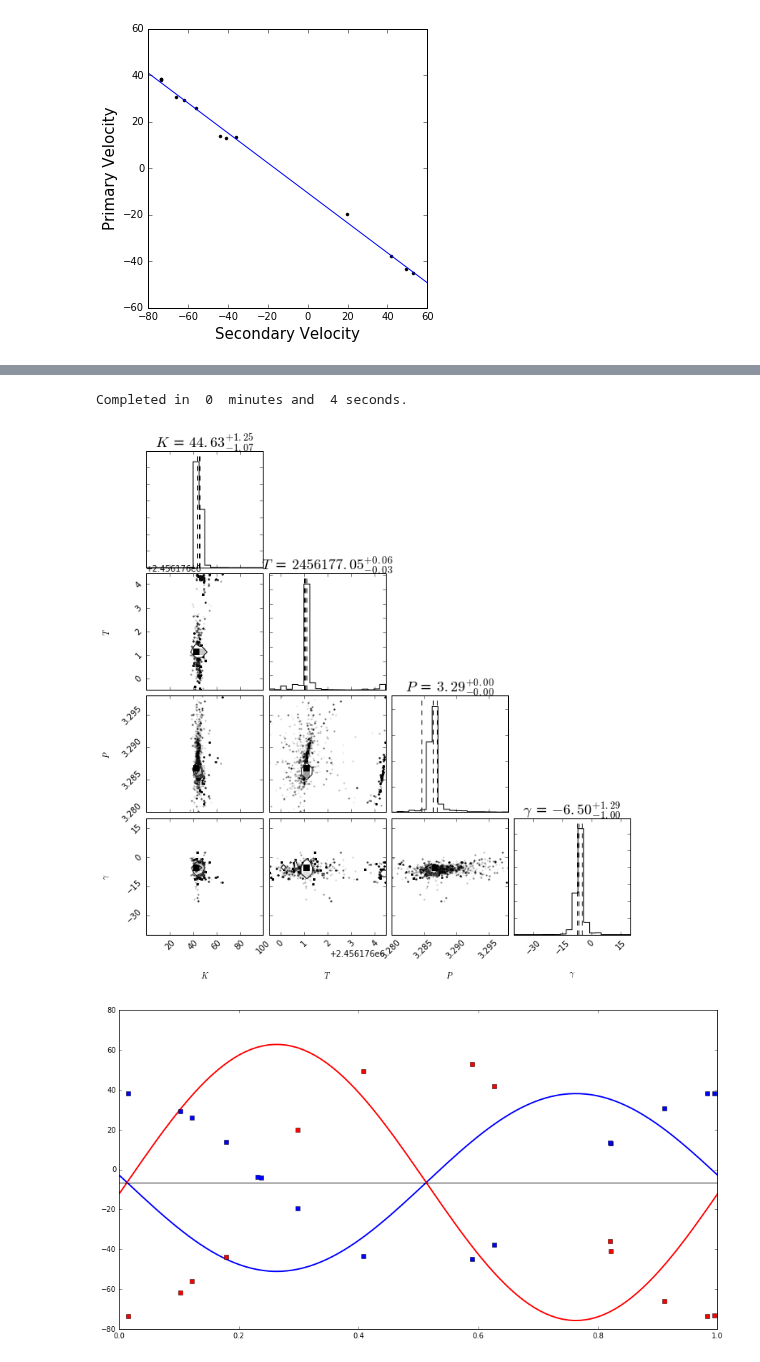
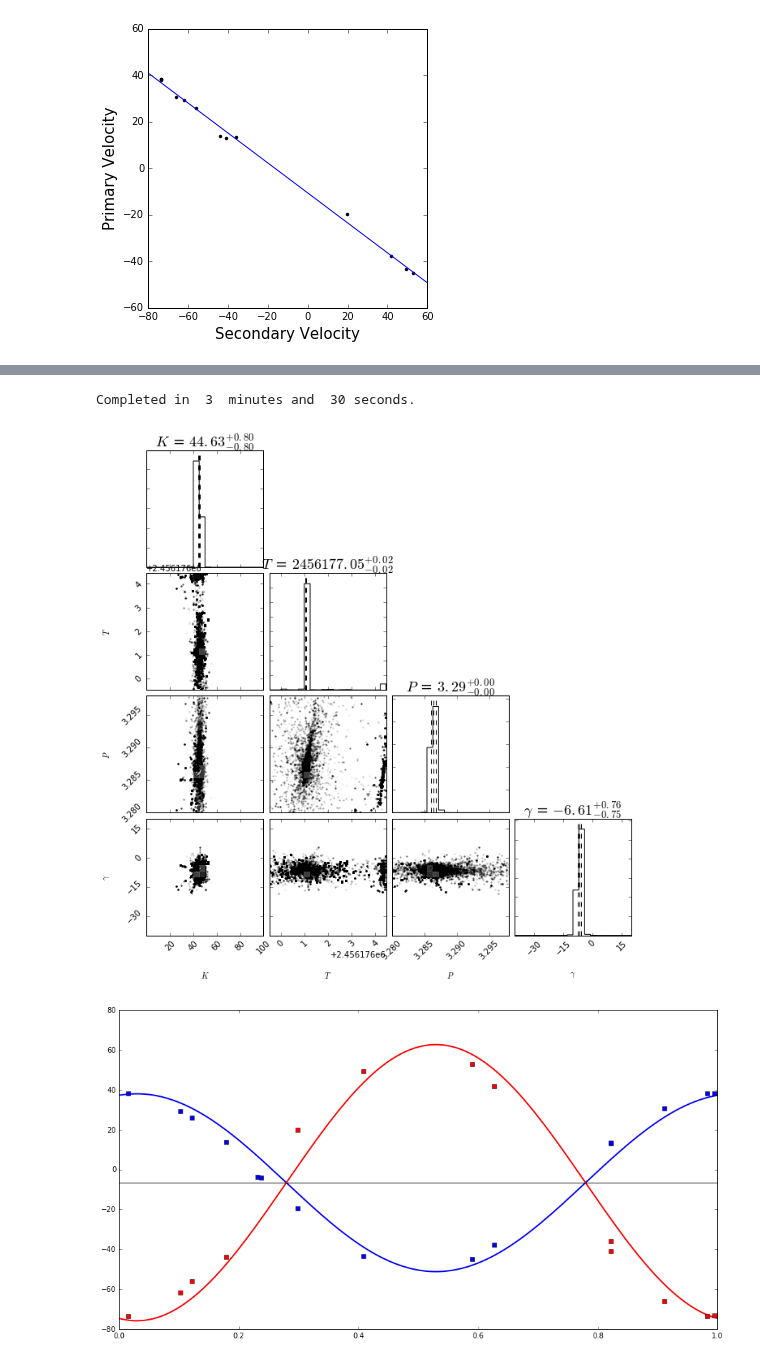
Before and after one commit to jacob-i-skinner/Orbit-Fitting, a Jupyter notebook: Systems/2M17204248+4205070/2M17204248+4205070.ipynb, the cells around one changed output, grey strips where cells are left out. Drawn from its saved outputs; the diff is of its cells as text; code cells hidden in the pictures.

```diff
--- a/Systems/2M17204248+4205070/2M17204248+4205070.ipynb
+++ b/Systems/2M17204248+4205070/2M17204248+4205070.ipynb
@@ -18,6 +18,7 @@ JD, RVp, RVs = [datum[0] for datum in system], [datum[1] for datum in system], [
 JDp, JDs     = JD, JD
 samples      = 1000
 max_period   = 10
+ndim, nwalkers, nsteps = 6, 400, 10000
 
 #define-functions------------------------------------------------------------------------------------------------#
 
@@ -116,9 +117,6 @@ t0 = time.time()
 #constrain parameters
 lower_bounds = [0, 0, 0, JD[0]+((JD[-1]-JD[0])/2)-0.75*3.289, 3.28, -40]
 upper_bounds = [100, 0.9, 2*np.pi, JD[0]+((JD[-1]-JD[0])/2)+0.75*3.289, 3.298, 20]
-
-#set dimensionality and walker number
-ndim, nwalkers, nsteps = 6, 100, 1000
 
 initial_guess = initialGuess(lower_bounds, upper_bounds, JDp, RVp)
 
@@ -146,12 +144,12 @@ for i in range(0, nwalkers-1):
     position[i][1] = initial_guess[1] + 0.1*np.random.randn(1) #e
     position[i][2] = initial_guess[2] + 1  *np.random.randn(1) #w
     position[i][3] = initial_guess[3] +     np.random.randn(1) #T
-    position[i][4] = initial_guess[4] +0.1*np.random.randn(1) #P
+    position[i][4] = initial_guess[4] + 0.1*np.random.randn(1) #P
     position[i][5] = initial_guess[5] + 3  *np.random.randn(1) #y
 
 #create the sampler object and do the walk
 sampler = emcee.EnsembleSampler(nwalkers, ndim, probability,
-                                args=(mass_ratio, RVp, RVs, lower_bounds, upper_bounds), threads = 1)
+                                args=(mass_ratio, RVp, RVs, lower_bounds, upper_bounds), threads = 4)
 sampler.run_mcmc(position, nsteps)
 
 #save the results of the walk
@@ -207,13 +205,11 @@ Completed in  0  minutes and  12 seconds.
 #no e MCMC
 
 t0 = time.time()
+ndim = 4
 
 #constrain parameters
 lower_bounds = [0, JD[0]+((JD[-1]-JD[0])/2)-0.75*3.289, 3.28, -40]
 upper_bounds = [100, JD[0]+((JD[-1]-JD[0])/2)+0.75*3.289, 3.298, 20]
-
-#set dimensionality and walker number
-ndim, nwalkers, nsteps = 4, 100, 500
 
 initial_guess = initialGuessNoE(lower_bounds, upper_bounds, JDp, RVp)
 
@@ -230,23 +226,19 @@ def probability(initial_guess, mass_ratio, RVp, RVs, lower, upper):
         return -np.inf
     return con + likelihood(initial_guess, mass_ratio, RVp, RVs)
 
-
-
 #initialize walkers
 position = [initial_guess + 0.1*np.random.randn(ndim) for i in range(nwalkers)]
 
 #walkers distributed in gaussian ball around most likely parameter values
 for i in range(nwalkers):
     position[i][0] = initial_guess[0] + 2.5*np.random.randn(1) #K
-#   position[i][1] = initial_guess[1] + 0.1*np.random.randn(1) #e
-#   position[i][2] = initial_guess[2] + 1  *np.random.randn(1) #w
     position[i][1] = initial_guess[1] +     np.random.randn(1) #T
-    position[i][2] = initial_guess[2] +0.1*np.random.randn(1) #P
+    position[i][2] = initial_guess[2] + 0.1*np.random.randn(1) #P
     position[i][3] = initial_guess[3] + 3  *np.random.randn(1) #y
 
 #create the sampler object and do the walk
 sampler = emcee.EnsembleSampler(nwalkers, ndim, probability,
-                                args=(mass_ratio, RVp, RVs, lower_bounds, upper_bounds), threads = 1)
+                                args=(mass_ratio, RVp, RVs, lower_bounds, upper_bounds), threads = 4)
 sampler.run_mcmc(position, nsteps)
 
 #save the results of the walk
@@ -258,41 +250,41 @@ results = np.asarray(list(map(lambda v: (v[1], v[2]-v[1], v[1]-v[0]),
 
 #create the corner plot
 fig = corner.corner(samples, labels=["$K$", "$T$", "$P$", "$\gamma$"],
                     extents=[[lower_bounds[0], upper_bounds[0]], [lower_bounds[1],upper_bounds[1]],
                              [lower_bounds[2], upper_bounds[2]], [lower_bounds[3], upper_bounds[3]]],
                     quantiles=[0.16, 0.5, 0.84], show_titles=True, title_kwargs={"fontsize": 18})
 fig.savefig("parameter_results.png")
 
 #create the curves plot
 x = np.linspace(0, 15.8, num=nsteps)
 fig, ax = plt.figure(figsize=(15,8)), plt.subplot(111)
 #for K, e, w, T, P, y in samples[np.random.randint(len(samples), size=250)]:
 #    parameters = K, e, w, T, P, y
 #    primary, secondary = RV(x, mass_ratio, parameters)
 #    ax.plot(x/parameters[4], primary, 'c', label='Potential Primary Curves', alpha=0.2)
 #    ax.plot(x/parameters[4], secondary, 'm', label='Potential Secondary Curves', alpha=0.2)
 primary, secondary = noERV(x, mass_ratio, [results[0][0], results[1][0], results[2][0], results[3][0]])
 ax.plot(x/results[2][0], primary, 'b', lw=2)
 ax.plot(x/results[2][0], secondary, 'r', lw=2)
 ax.plot(x, np.ones(len(x))*results[3][0], 'k' , label='Systemic Velocity')
 ax.plot(phases(results[2][0], results[1][0], JDp), RVp, 'bs', label='Primary RV Data') #data phased to result period
 ax.plot(phases(results[2][0], results[1][0], JDs), RVs, 'rs', label='Secondary RV data')
 ax.set_xlim([0,1])
 plt.savefig('curve_results.png')
 
 #create the walkers plot
-#fig, ax = plt.subplots(ndim, 1, sharex='col')
-#for i in range(ndim):
-#    for j in range(len(sampler.chain[:, 0, i])):
-#        ax[i].plot(np.linspace(0, nsteps, num=nsteps), sampler.chain[j, :, i], 'k', alpha=0.2)
-#    ax[i].plot(np.linspace(0, nsteps, num=nsteps) , np.ones(nsteps)*initial_guess[i], 'r')
-#fig.set_figheight(20)
-#fig.set_figwidth(15)
-#plt.savefig('walk_results.png')
+fig, ax = plt.subplots(ndim, 1, sharex='col')
+for i in range(ndim):
+    for j in range(len(sampler.chain[:, 0, i])):
+        ax[i].plot(np.linspace(0, nsteps, num=nsteps), sampler.chain[j, :, i], 'k', alpha=0.2)
+    ax[i].plot(np.linspace(0, nsteps, num=nsteps) , np.ones(nsteps)*initial_guess[i], 'r')
+fig.set_figheight(20)
+fig.set_figwidth(15)
+plt.savefig('walk_results.png')
 
 t = time.time()
 print('Completed in ', int((t-t0)/60), ' minutes and ', int(((t-t0)/60-int((t-t0)/60))*60), 'seconds.')
 # %% [output]
-Completed in  0  minutes and  4 seconds.
+Completed in  3  minutes and  30 seconds.
-[figure, old version]
+[figure, new version]
-[figure, old version]
+[figure, new version]
```
Also changed, not shown: parts of 3 cells of this notebook, 16 other files.
